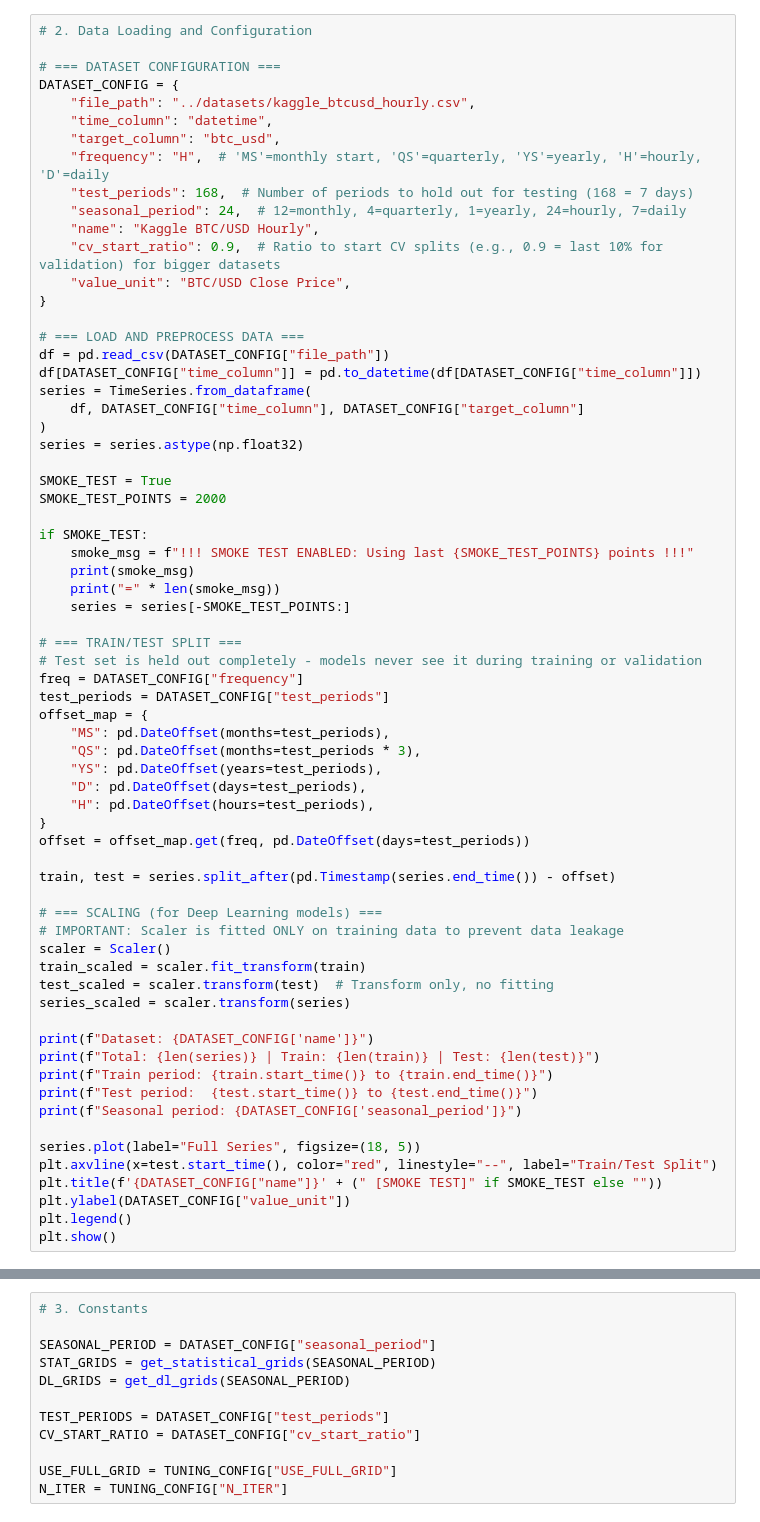
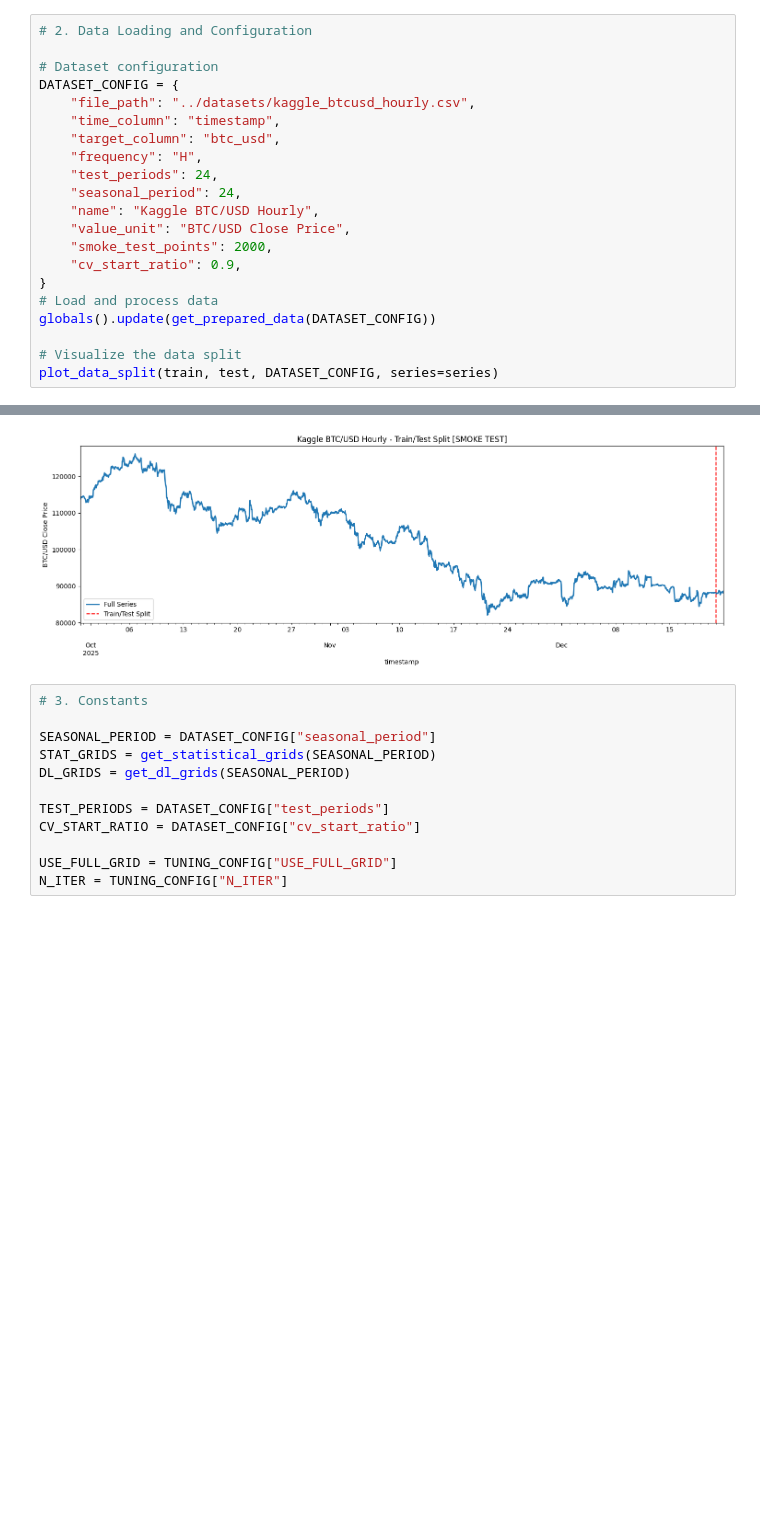
Before and after one commit to ContiHan/Statistika, a Jupyter notebook: forecasting/05_forecasting_kaggle_btcusd_hourly.ipynb, the cells around one changed output, grey strips where cells are left out. Saved outputs shown, nothing was run; the diff lists cells and outputs as text; blank space fills up the shorter version.

```diff
--- a/forecasting/05_forecasting_kaggle_btcusd_hourly.ipynb
+++ b/forecasting/05_forecasting_kaggle_btcusd_hourly.ipynb
@@ -12,67 +20,22 @@ tracker = ExperimentTracker()
 # %%
 # 2. Data Loading and Configuration
 
-# === DATASET CONFIGURATION ===
+# Dataset configuration
 DATASET_CONFIG = {
     "file_path": "../datasets/kaggle_btcusd_hourly.csv",
-    "time_column": "datetime",
+    "time_column": "timestamp",
     "target_column": "btc_usd",
-    "frequency": "H",  # 'MS'=monthly start, 'QS'=quarterly, 'YS'=yearly, 'H'=hourly, 'D'=daily
-    "test_periods": 168,  # Number of periods to hold out for testing (168 = 7 days)
-    "seasonal_period": 24,  # 12=monthly, 4=quarterly, 1=yearly, 24=hourly, 7=daily
+    "frequency": "H",
+    "test_periods": 24,
+    "seasonal_period": 24,
     "name": "Kaggle BTC/USD Hourly",
-    "cv_start_ratio": 0.9,  # Ratio to start CV splits (e.g., 0.9 = last 10% for validation) for bigger datasets
     "value_unit": "BTC/USD Close Price",
+    "smoke_test_points": 2000,
+    "cv_start_ratio": 0.9,
 }
+# Load and process data
+globals().update(get_prepared_data(DATASET_CONFIG))
 
-# === LOAD AND PREPROCESS DATA ===
-df = pd.read_csv(DATASET_CONFIG["file_path"])
-df[DATASET_CONFIG["time_column"]] = pd.to_datetime(df[DATASET_CONFIG["time_column"]])
-series = TimeSeries.from_dataframe(
-    df, DATASET_CONFIG["time_column"], DATASET_CONFIG["target_column"]
-)
-series = series.astype(np.float32)
-
-SMOKE_TEST = True
-SMOKE_TEST_POINTS = 2000
-
-if SMOKE_TEST:
-    smoke_msg = f"!!! SMOKE TEST ENABLED: Using last {SMOKE_TEST_POINTS} points !!!"
-    print(smoke_msg)
-    print("=" * len(smoke_msg))
-    series = series[-SMOKE_TEST_POINTS:]
-
-# === TRAIN/TEST SPLIT ===
-# Test set is held out completely - models never see it during training or validation
-freq = DATASET_CONFIG["frequency"]
-test_periods = DATASET_CONFIG["test_periods"]
-offset_map = {
-    "MS": pd.DateOffset(months=test_periods),
-    "QS": pd.DateOffset(months=test_periods * 3),
-    "YS": pd.DateOffset(years=test_periods),
-    "D": pd.DateOffset(days=test_periods),
-    "H": pd.DateOffset(hours=test_periods),
-}
-offset = offset_map.get(freq, pd.DateOffset(days=test_periods))
-
-train, test = series.split_after(pd.Timestamp(series.end_time()) - offset)
-
-# === SCALING (for Deep Learning models) ===
-# IMPORTANT: Scaler is fitted ONLY on training data to prevent data leakage
-scaler = Scaler()
-train_scaled = scaler.fit_transform(train)
-test_scaled = scaler.transform(test)  # Transform only, no fitting
-series_scaled = scaler.transform(series)
-
-print(f"Dataset: {DATASET_CONFIG['name']}")
-print(f"Total: {len(series)} | Train: {len(train)} | Test: {len(test)}")
-print(f"Train period: {train.start_time()} to {train.end_time()}")
-print(f"Test period:  {test.start_time()} to {test.end_time()}")
-print(f"Seasonal period: {DATASET_CONFIG['seasonal_period']}")
-
-series.plot(label="Full Series", figsize=(18, 5))
-plt.axvline(x=test.start_time(), color="red", linestyle="--", label="Train/Test Split")
-plt.title(f'{DATASET_CONFIG["name"]}' + (" [SMOKE TEST]" if SMOKE_TEST else ""))
-plt.ylabel(DATASET_CONFIG["value_unit"])
-plt.legend()
-plt.show()
+# Visualize the data split
+plot_data_split(train, test, DATASET_CONFIG, series=series)
+# %% [output]
@@ -79,3 +45,4 @@ plt.show()
+[figure, added]
 # %%
 # 3. Constants
 
```
Also changed, not shown: parts of 8 cells of this notebook, 30 other files.
